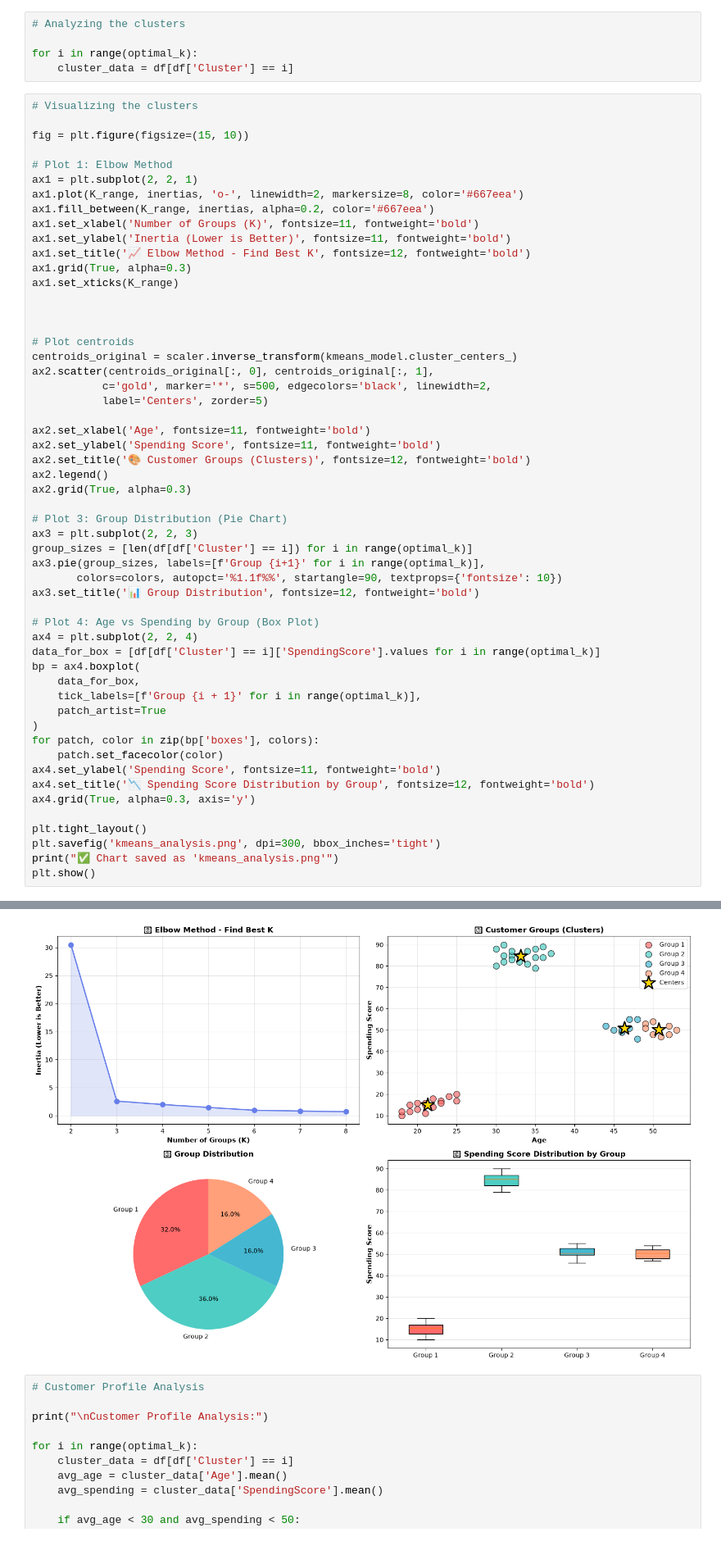
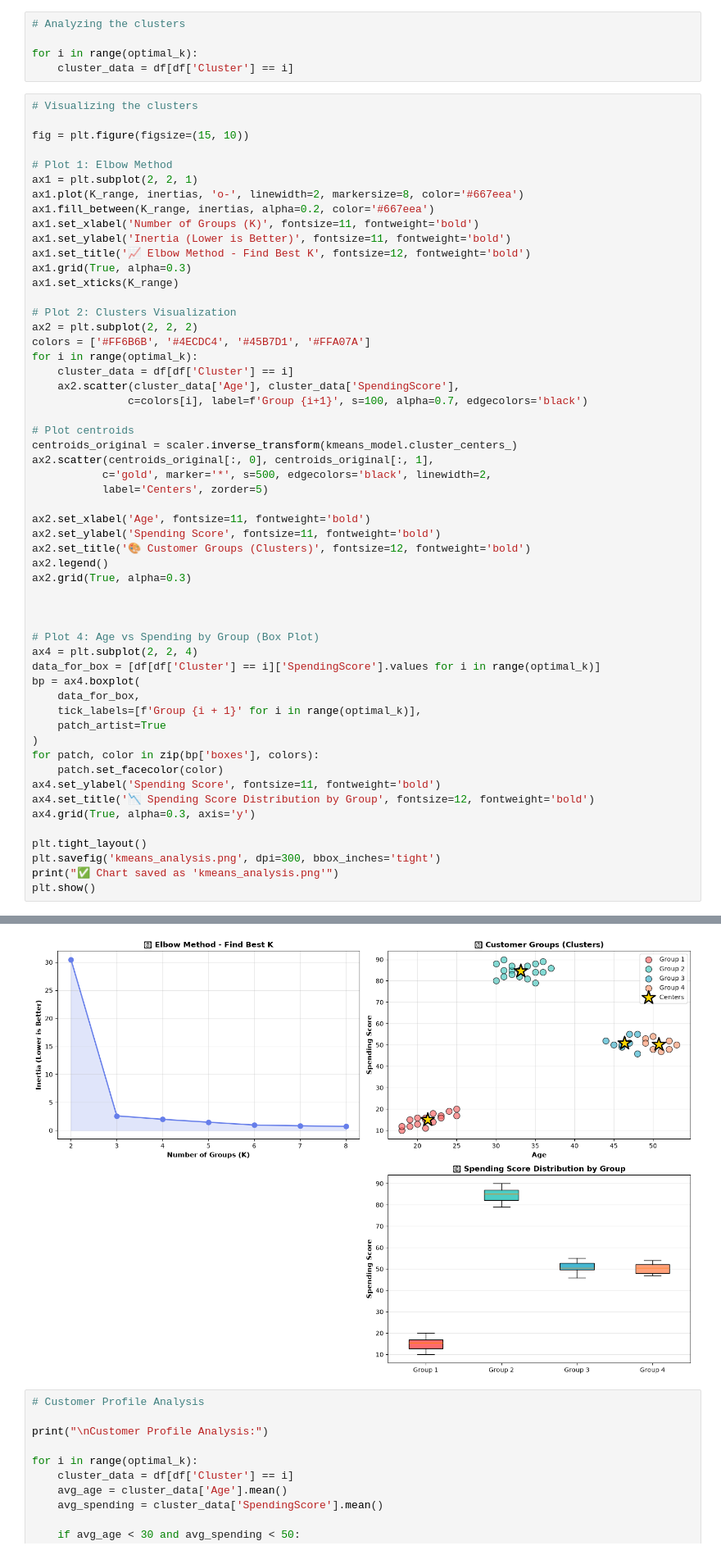
Before and after one commit to harsh3244/ML-Praticals, a Jupyter notebook: k-mean-model.ipynb, the cells around one changed output, grey strips where cells are left out. Shown at 82% size. Drawn from its saved outputs; the diff is of its cells as text.

```diff
--- a/k-mean-model.ipynb
+++ b/k-mean-model.ipynb
@@ -95,7 +95,13 @@ ax1.set_title('📈 Elbow Method - Find Best K', fontsize=12, fontweight='bold')
 ax1.grid(True, alpha=0.3)
 ax1.set_xticks(K_range)
 
-
+# Plot 2: Clusters Visualization
+ax2 = plt.subplot(2, 2, 2)
+colors = ['#FF6B6B', '#4ECDC4', '#45B7D1', '#FFA07A']
+for i in range(optimal_k):
+    cluster_data = df[df['Cluster'] == i]
+    ax2.scatter(cluster_data['Age'], cluster_data['SpendingScore'],
+               c=colors[i], label=f'Group {i+1}', s=100, alpha=0.7, edgecolors='black')
 
 # Plot centroids
 centroids_original = scaler.inverse_transform(kmeans_model.cluster_centers_)
@@ -103,40 +109,35 @@ ax2.scatter(centroids_original[:, 0], centroids_original[:, 1],
            c='gold', marker='*', s=500, edgecolors='black', linewidth=2,
            label='Centers', zorder=5)
 
 ax2.set_xlabel('Age', fontsize=11, fontweight='bold')
 ax2.set_ylabel('Spending Score', fontsize=11, fontweight='bold')
 ax2.set_title('🎨 Customer Groups (Clusters)', fontsize=12, fontweight='bold')
 ax2.legend()
 ax2.grid(True, alpha=0.3)
 
-# Plot 3: Group Distribution (Pie Chart)
-ax3 = plt.subplot(2, 2, 3)
-group_sizes = [len(df[df['Cluster'] == i]) for i in range(optimal_k)]
-ax3.pie(group_sizes, labels=[f'Group {i+1}' for i in range(optimal_k)],
-       colors=colors, autopct='%1.1f%%', startangle=90, textprops={'fontsize': 10})
-ax3.set_title('📊 Group Distribution', fontsize=12, fontweight='bold')
+
 
 # Plot 4: Age vs Spending by Group (Box Plot)
 ax4 = plt.subplot(2, 2, 4)
 data_for_box = [df[df['Cluster'] == i]['SpendingScore'].values for i in range(optimal_k)]
 bp = ax4.boxplot(
     data_for_box,
     tick_labels=[f'Group {i + 1}' for i in range(optimal_k)],
     patch_artist=True
 )
 for patch, color in zip(bp['boxes'], colors):
     patch.set_facecolor(color)
 ax4.set_ylabel('Spending Score', fontsize=11, fontweight='bold')
 ax4.set_title('📉 Spending Score Distribution by Group', fontsize=12, fontweight='bold')
 ax4.grid(True, alpha=0.3, axis='y')
 
 plt.tight_layout()
 plt.savefig('kmeans_analysis.png', dpi=300, bbox_inches='tight')
 print("✅ Chart saved as 'kmeans_analysis.png'")
 plt.show()
 # %% [output]
 ✅ Chart saved as 'kmeans_analysis.png'
-[figure, old version]
+[figure, new version]
 # %%
 # Customer Profile Analysis
 
```
Also changed, not shown: 1 other file.
